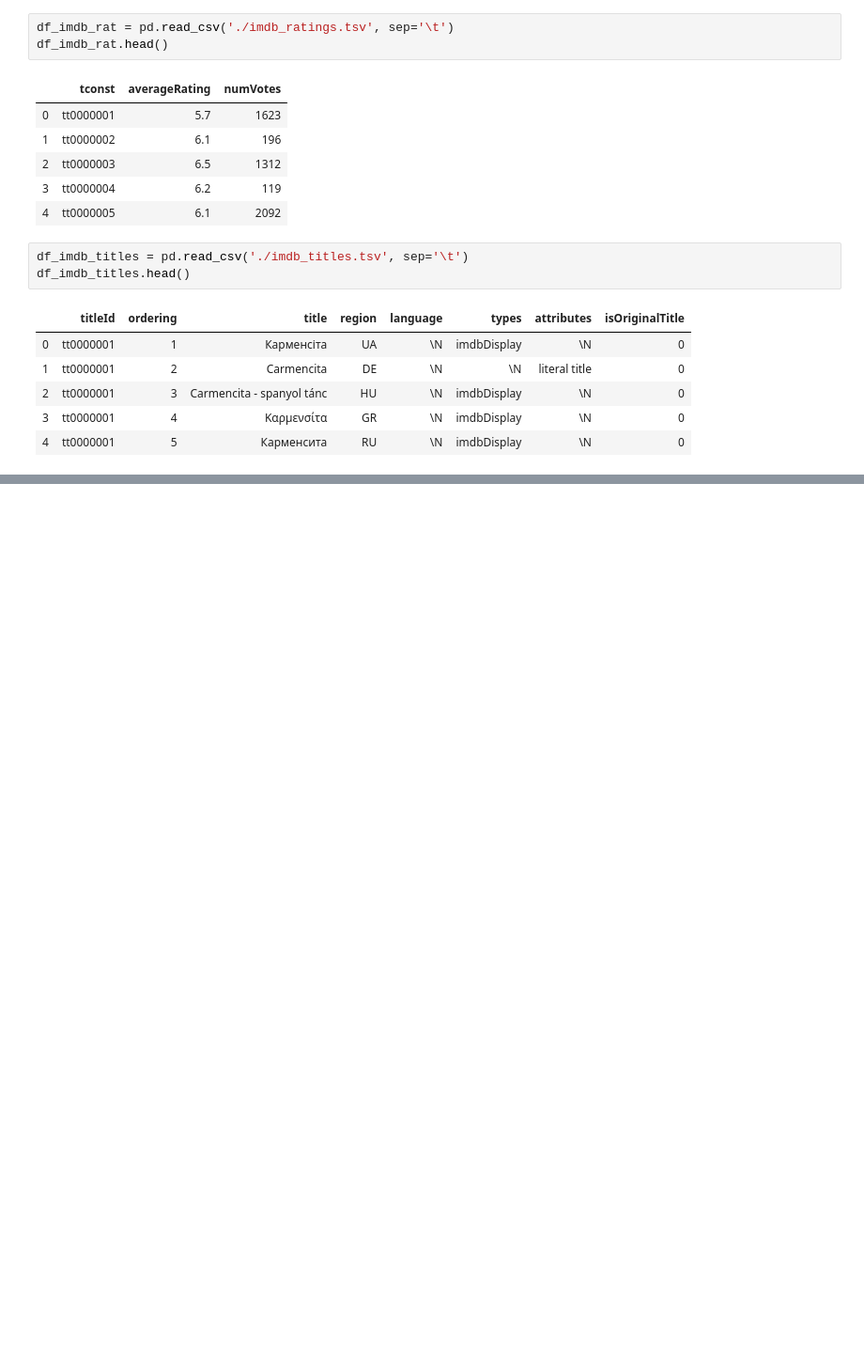
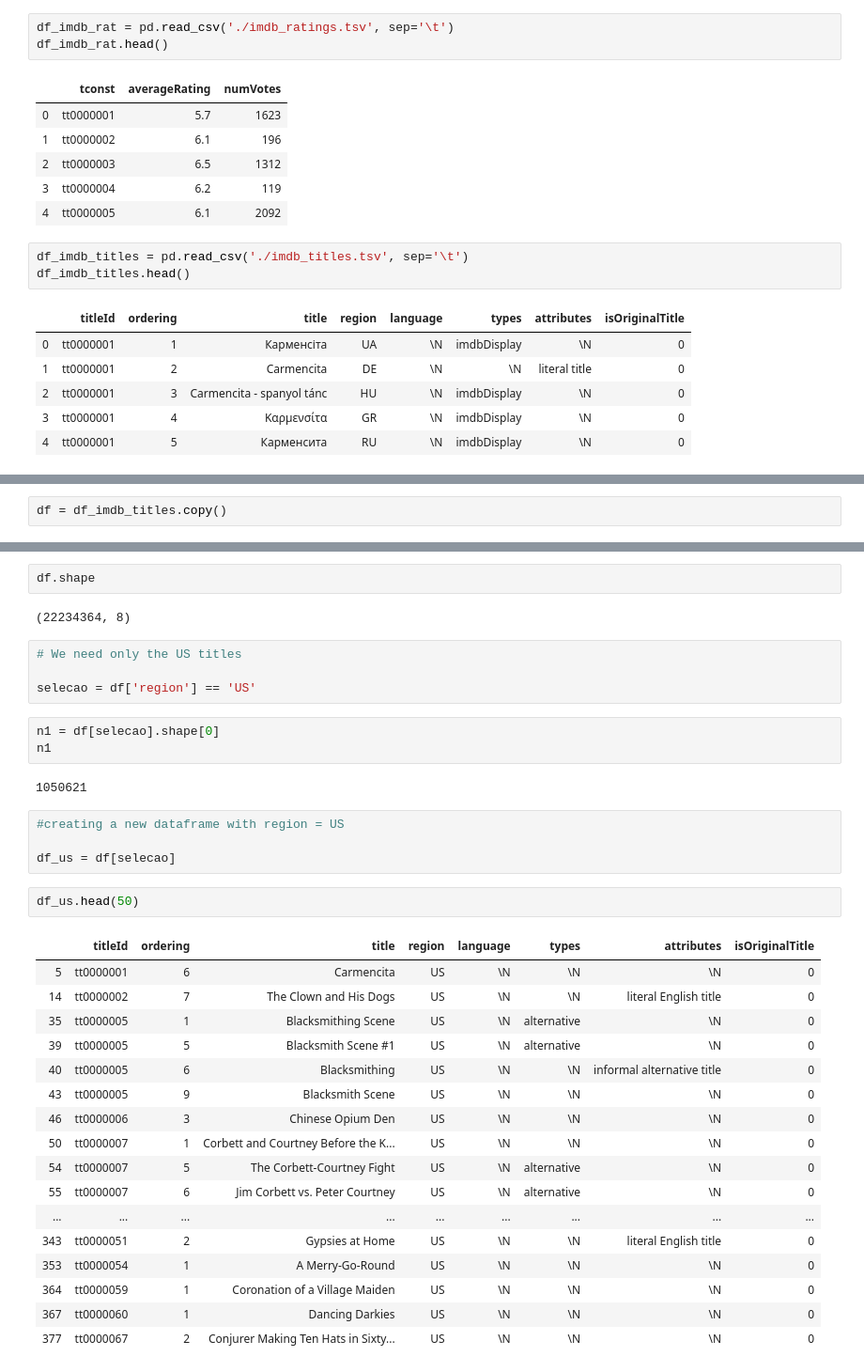
Before and after one commit to mlazza/estudos, a Jupyter notebook: Portfolio/Movies_recommend/main.ipynb, the cells around one changed output, grey strips where cells are left out. Shown at 94% size. Cells and saved outputs as stored; diff of their text form; blank space fills up the shorter version.

```diff
--- a/Portfolio/Movies_recommend/main.ipynb
+++ b/Portfolio/Movies_recommend/main.ipynb
@@ -51,0 +48,2 @@ UndefinedVariableError: name 'US' is not defined
+# %%
+df = df_imdb_titles.copy()
@@ -51,0 +62,37 @@ UndefinedVariableError: name 'US' is not defined
+# %%
+df.shape
+# %% [output]
+(22234364, 8)
+# %%
+# We need only the US titles
+
+selecao = df['region'] == 'US'
+# %%
+n1 = df[selecao].shape[0]
+n1
+# %% [output]
+1050621
+# %%
+#creating a new dataframe with region = US
+
+df_us = df[selecao]
+# %%
+df_us.head(50)
+# %% [output]
+|  | titleId | ordering | title | region | language | types | attributes | isOriginalTitle |
+| 5 | tt0000001 | 6 | Carmencita | US | \N | \N | \N | 0 |
+| 14 | tt0000002 | 7 | The Clown and His Dogs | US | \N | \N | literal English title | 0 |
+| 35 | tt0000005 | 1 | Blacksmithing Scene | US | \N | alternative | \N | 0 |
+| 39 | tt0000005 | 5 | Blacksmith Scene #1 | US | \N | alternative | \N | 0 |
+| 40 | tt0000005 | 6 | Blacksmithing | US | \N | \N | informal alternative title | 0 |
+| 43 | tt0000005 | 9 | Blacksmith Scene | US | \N | \N | \N | 0 |
+| 46 | tt0000006 | 3 | Chinese Opium Den | US | \N | \N | \N | 0 |
+| 50 | tt0000007 | 1 | Corbett and Courtney Before the K... | US | \N | \N | \N | 0 |
+| 54 | tt0000007 | 5 | The Corbett-Courtney Fight | US | \N | alternative | \N | 0 |
+| 55 | tt0000007 | 6 | Jim Corbett vs. Peter Courtney | US | \N | alternative | \N | 0 |
+| ... | ... | ... | ... | ... | ... | ... | ... | ... |
+| 343 | tt0000051 | 2 | Gypsies at Home | US | \N | \N | literal English title | 0 |
+| 353 | tt0000054 | 1 | A Merry-Go-Round | US | \N | \N | \N | 0 |
+| 364 | tt0000059 | 1 | Coronation of a Village Maiden | US | \N | \N | \N | 0 |
+| 367 | tt0000060 | 1 | Dancing Darkies | US | \N | \N | \N | 0 |
+| 377 | tt0000067 | 2 | Conjurer Making Ten Hats in Sixty... | US | \N | \N | \N | 0 |
```
Also changed, not shown: parts of 8 cells of this notebook, 2 other files.
